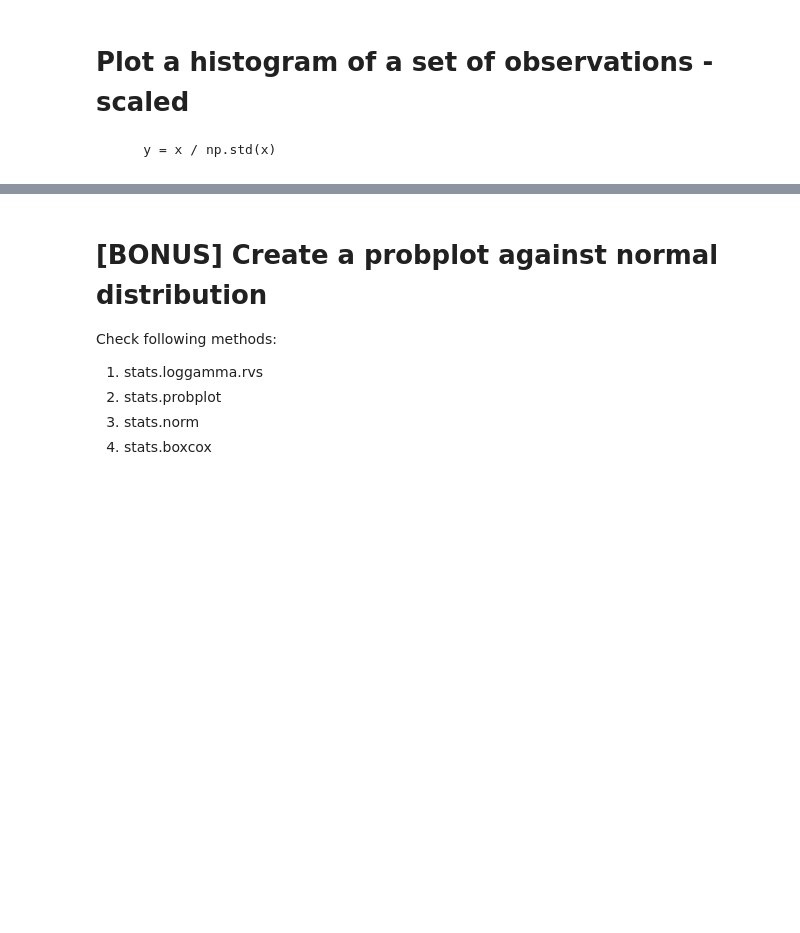
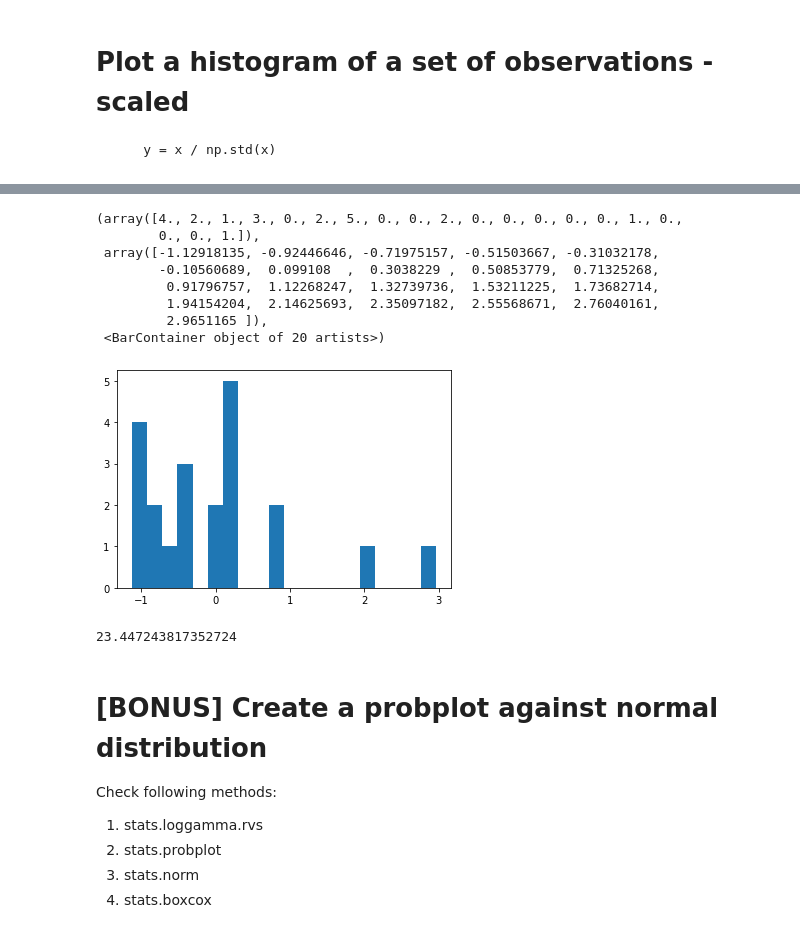
Before and after one commit to Zhouzhenjie09/IOD, a Jupyter notebook: 1_lab/Mob1_Lab/Lab 1.1.4 Statistics.ipynb, the cells around one changed output, grey strips where cells are left out. Cells and saved outputs as stored; diff of their text form; code cells hidden in the pictures; blank space fills up the shorter version.

```diff
--- a/1_lab/Mob1_Lab/Lab 1.1.4 Statistics.ipynb
+++ b/1_lab/Mob1_Lab/Lab 1.1.4 Statistics.ipynb
@@ -329,3 +368,20 @@ plt.hist(y,bins=20)
+# %%
+eg_y = y / np.std(x)
+plt.hist(eg_y,bins=20)
+# %% [output]
+(array([4., 2., 1., 3., 0., 2., 5., 0., 0., 2., 0., 0., 0., 0., 0., 1., 0.,
+        0., 0., 1.]),
+ array([-1.12918135, -0.92446646, -0.71975157, -0.51503667, -0.31032178,
+        -0.10560689,  0.099108  ,  0.3038229 ,  0.50853779,  0.71325268,
+         0.91796757,  1.12268247,  1.32739736,  1.53211225,  1.73682714,
+         1.94154204,  2.14625693,  2.35097182,  2.55568671,  2.76040161,
+         2.9651165 ]),
+ <BarContainer object of 20 artists>)
+[figure, added]
+# %%
+np.std(x)
+# %% [output]
+23.447243817352724
 # %% [markdown]
 # [BONUS] Create a probplot against normal distribution
 
```
Also changed, not shown: parts of 10 cells of this notebook.
